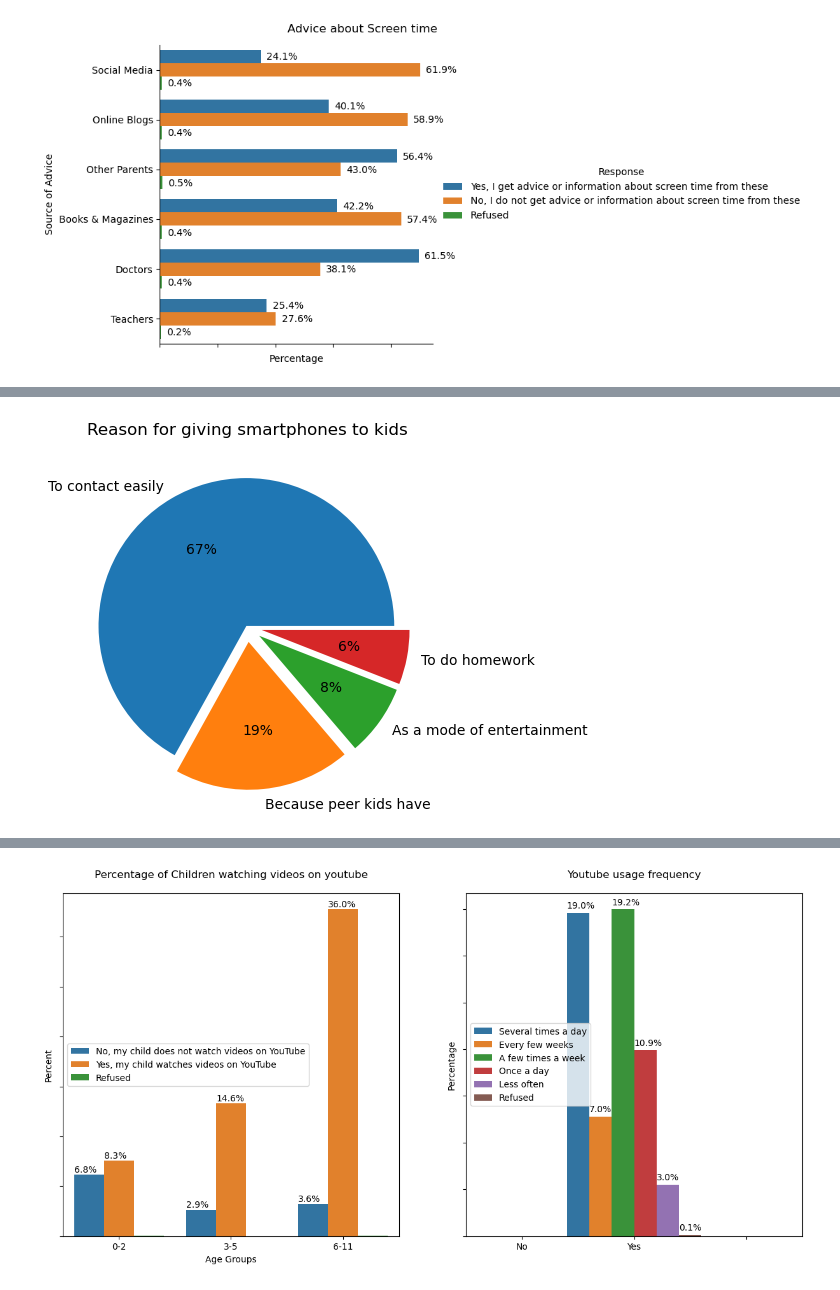
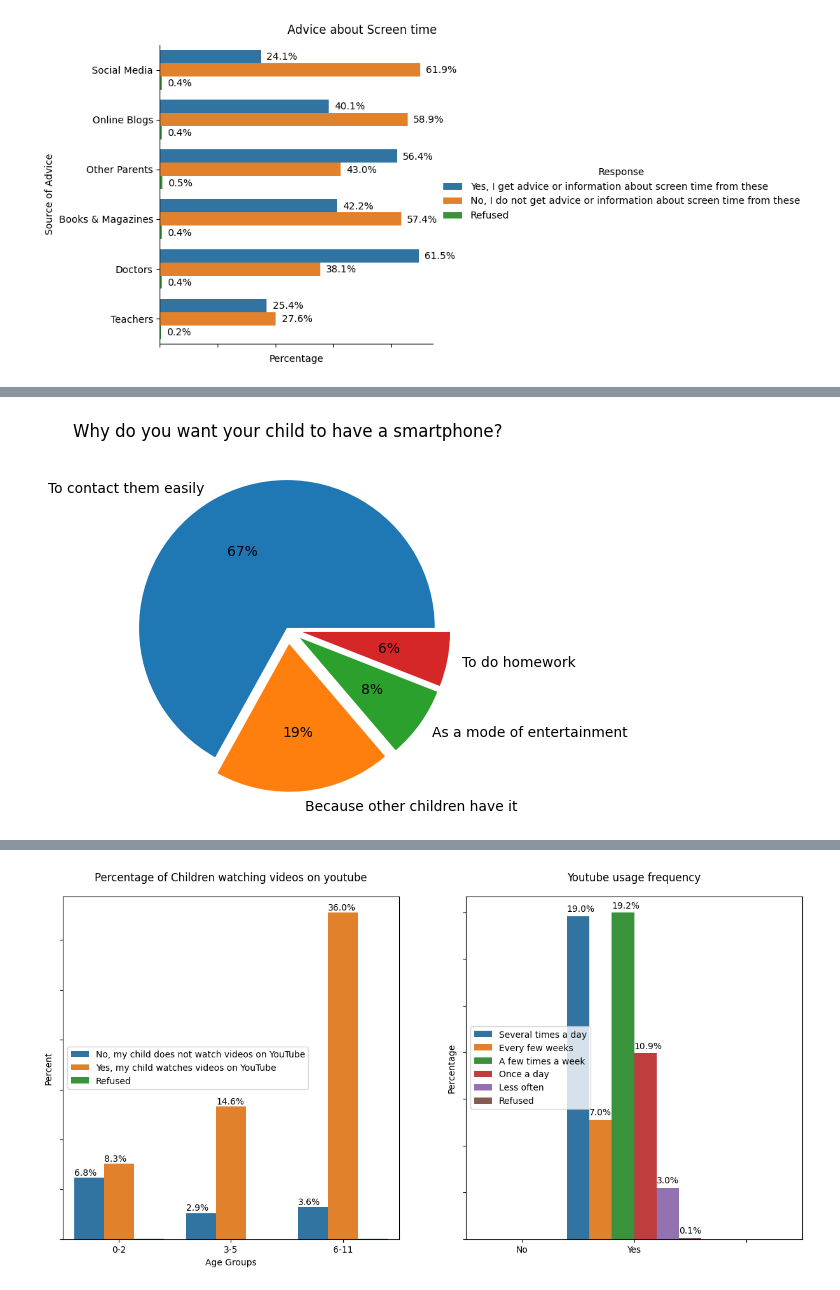
Before and after one commit to tyz-sd/Parenting-children-in-the-age-of-screens, a Jupyter notebook: final_visualizations.ipynb, the cells around one changed output, grey strips where cells are left out. Cells and saved outputs as stored; diff of their text form; code cells hidden in the pictures.

Commit message:
Added survey data and other visualizations

```diff
--- a/final_visualizations.ipynb
+++ b/final_visualizations.ipynb
@@ -217,12 +235,12 @@ present_days_parenting.show()
 # %%
 # Using dataframe.melt on specific columns to instantiate the class object intsead of suing the entire dataframe
 major_reason_df=data[['RS_to_contact', 'RS_peer_kids_have','RS_entertainment','RS_to_do_homework']].melt(var_name='Reason',value_name='response')
 major_reason_df=major_reason_df.loc[major_reason_df['response']=='Major reason']
 
 # Generating a pieChart visualization using the class instance
-major_reason_for_giving_smartphones=pieObject.pieChart(major_reason_df['Reason'].value_counts().tolist(),labels=['To contact easily','Because peer kids have','As a mode of entertainment','To do homework'],autopct='%1.0f%%',explode=[0.01, 0.1, 0.1, 0.1],title='Reason for giving smartphones to kids')
+major_reason_for_giving_smartphones=pieObject.pieChart(major_reason_df['Reason'].value_counts().tolist(),labels=['To contact them easily','Because other children have it','As a mode of entertainment','To do homework'],autopct='%1.0f%%',explode=[0.01, 0.1, 0.1, 0.1],title='Why do you want your child to have a smartphone?')
 major_reason_for_giving_smartphones.show()
 # %% [output]
-[figure, old version]
+[figure, new version]
 # %%
 major_concern_df=data[['CO_online_bully','CO_screen_time','CO_sexual_explicit_content','CO_online_fraud','CO_violent_content']].apply(lambda x:len(x.loc[x=='Very concerned']))
```
Also changed, not shown: parts of 10 cells of this notebook, 11 other files.
